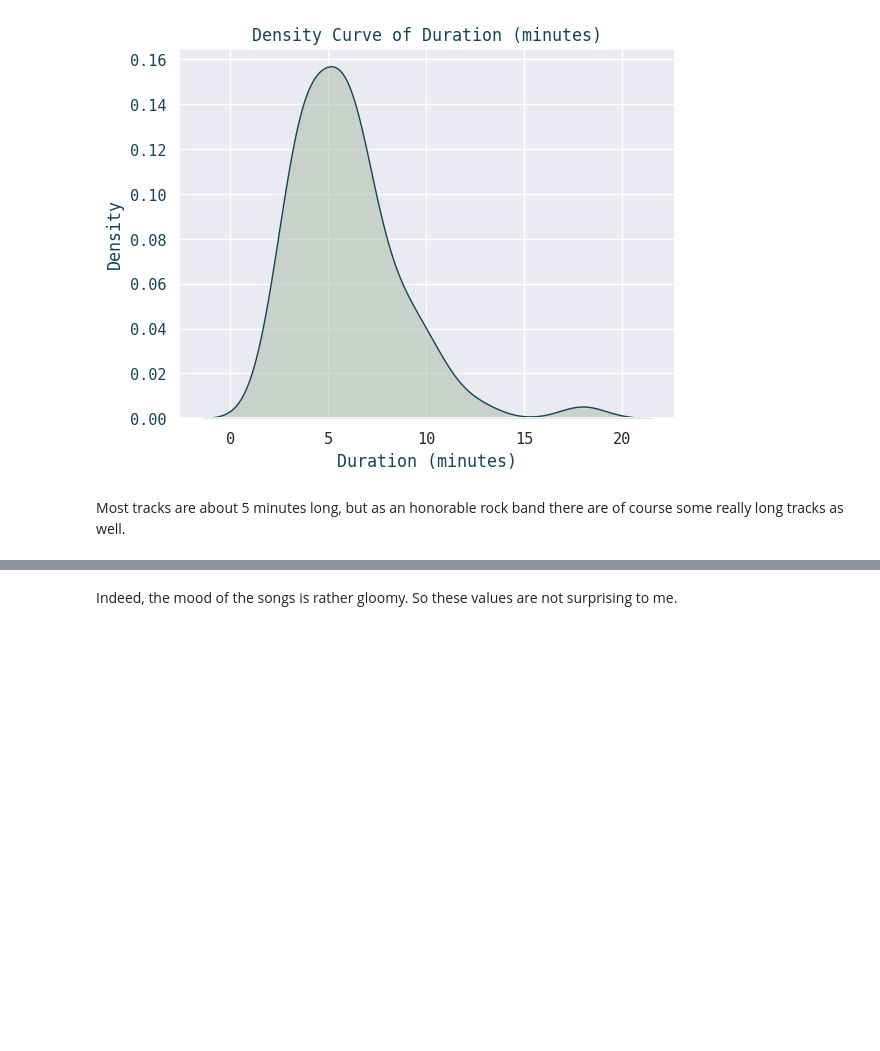
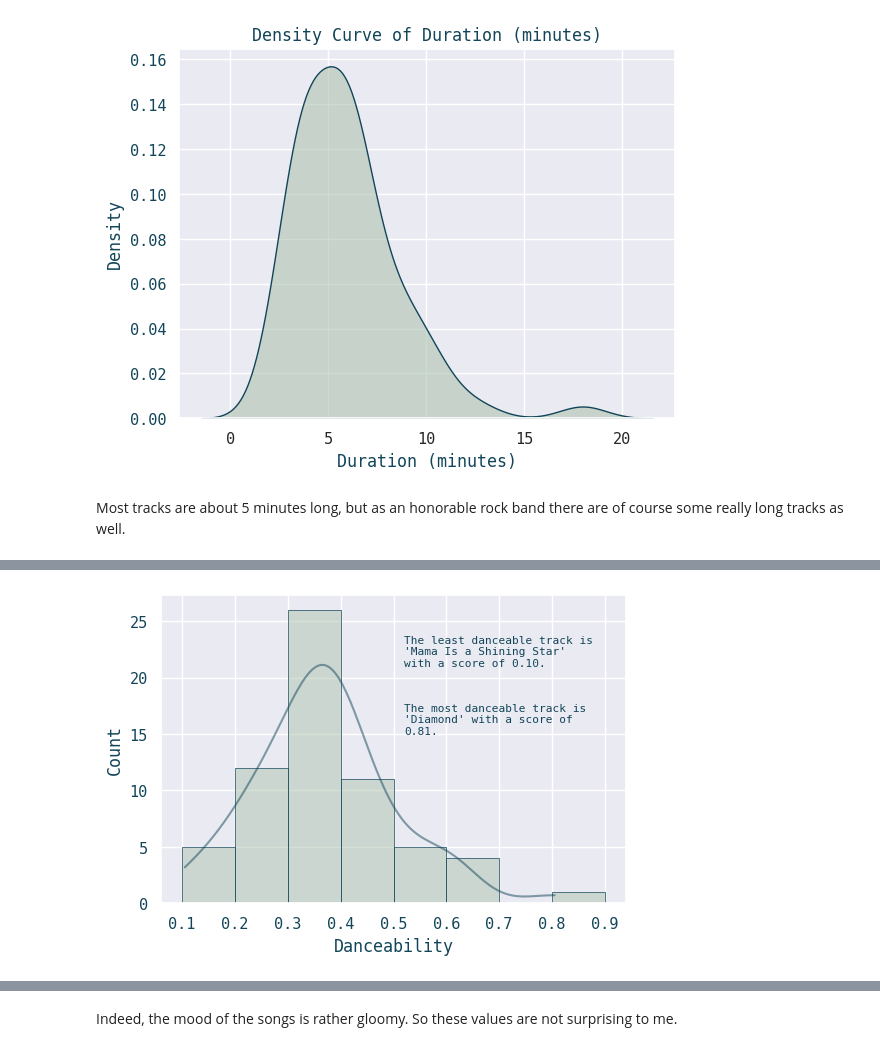
Before and after one commit to scheinmensch/Spotify, a Jupyter notebook: AllThemWitches.ipynb, the cells around one changed output, grey strips where cells are left out. Saved outputs shown, nothing was run; the diff lists cells and outputs as text; code cells hidden in the pictures; blank space fills up the shorter version.

```diff
--- a/AllThemWitches.ipynb
+++ b/AllThemWitches.ipynb
@@ -281,0 +294,16 @@ plt.show();
+# %%
+bin_boundaries = np.arange(0.1, 1, 0.1)
+plt.figure(figsize=(6,4))
+sns.histplot(atw['danceability'], kde=True, color='#aec3b0', edgecolor='#124559', linewidth=0.5, bins=bin_boundaries, stat='count')
+plt.gca().lines[0].set_color('#12455980')
+plt.title('')
+plt.xlabel('Danceability', color='#124559')
+plt.ylabel('Count', color='#124559')
+plt.yticks(np.arange(0, 30, 5), color='#124559')
+plt.grid(True)
+plt.xticks(color='#124559')
+plt.text(0.52, 21,f"The least danceable track is \n'{atw.loc[atw['danceability'].idxmin(), 'name']}' \nwith a score of {atw['danceability'].min():.2f}.", color='#124559', fontsize=8)
+plt.text(0.52, 15,f"The most danceable track is \n'{atw.loc[atw['danceability'].idxmax(), 'name']}' with a score of \n{atw['danceability'].max():.2f}.", color='#124559', fontsize=8)
+plt.show();
+# %% [output]
+[figure, added]
```
Also changed, not shown: parts of 11 cells of this notebook.
